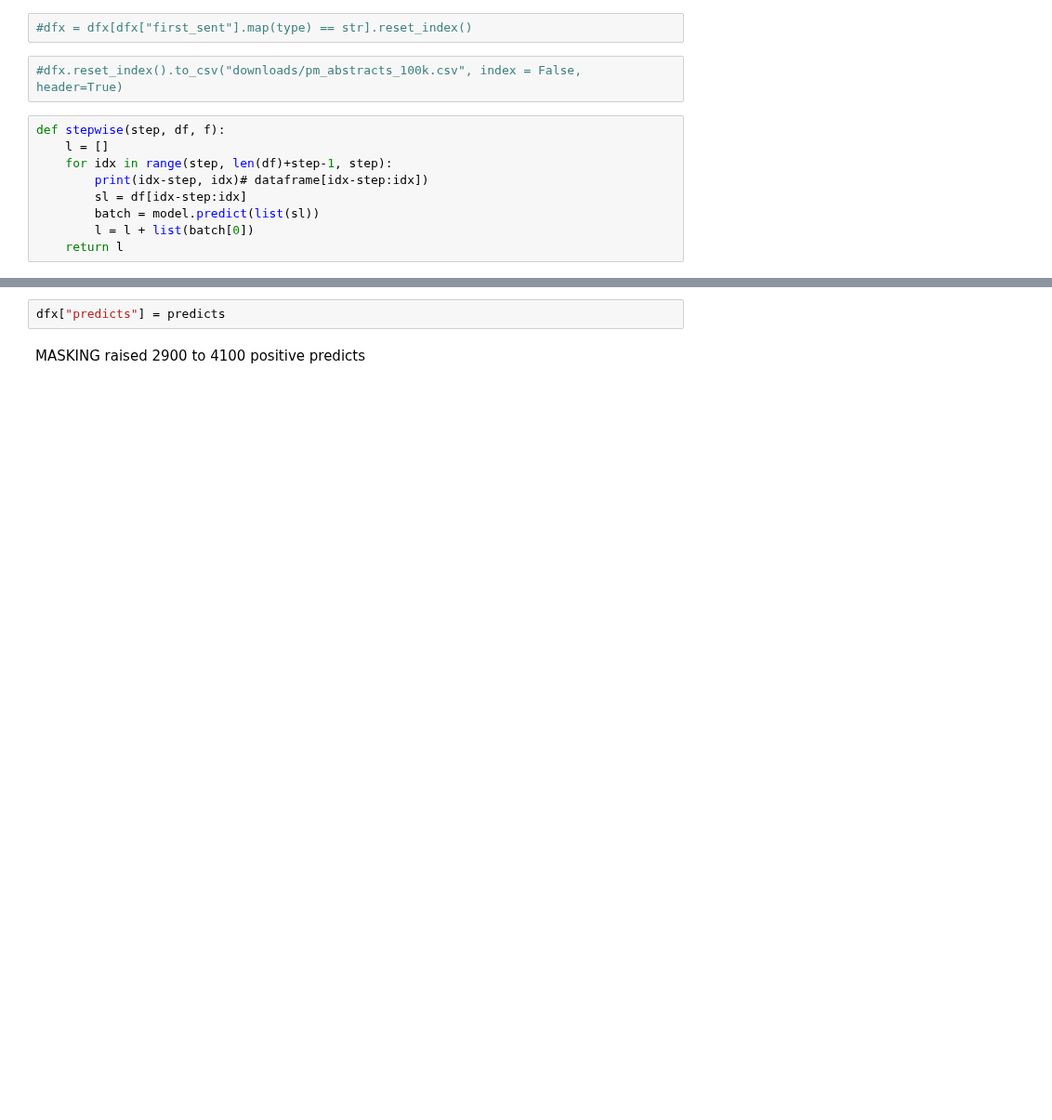
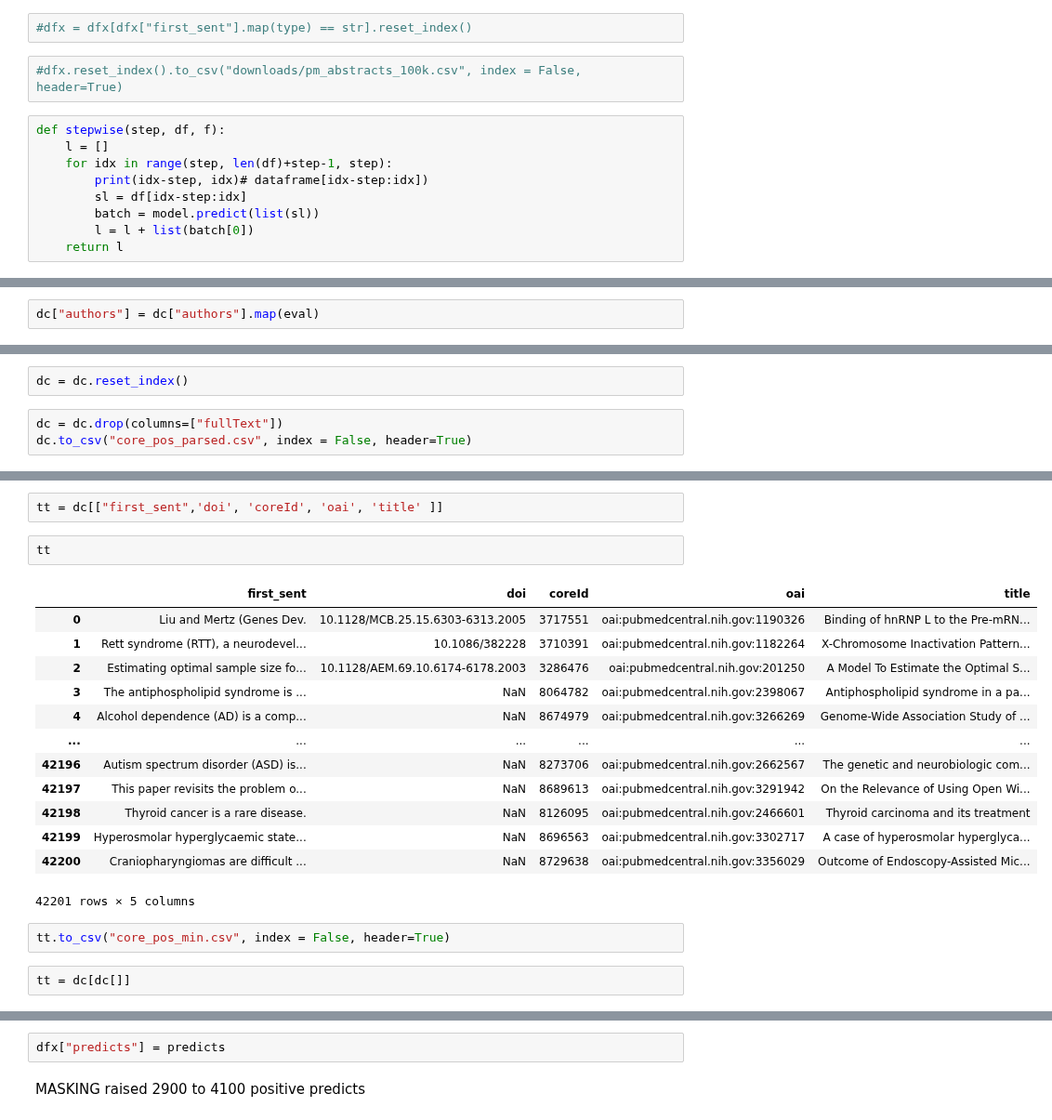
Before and after one commit to ScienceOctopus/octoflow, a Jupyter notebook: 04_sentence_transformers.ipynb, the cells around one changed output, grey strips where cells are left out. Shown at 93% size. Cells and saved outputs as stored; diff of their text form; blank space fills up the shorter version.

Commit message:
core cleaning and selecting

```diff
--- a/04_sentence_transformers.ipynb
+++ b/04_sentence_transformers.ipynb
@@ -117,0 +178,2 @@ INFO:simpletransformers.classification.classification_model: 4000 features creat
+# %%
+dc["authors"] = dc["authors"].map(eval)
@@ -117,0 +186,5 @@ INFO:simpletransformers.classification.classification_model: 4000 features creat
+# %%
+dc = dc.reset_index()
+# %%
+dc = dc.drop(columns=["fullText"])
+dc.to_csv("core_pos_parsed.csv", index = False, header=True)
@@ -117,0 +203,22 @@ INFO:simpletransformers.classification.classification_model: 4000 features creat
+# %%
+tt = dc[["first_sent",'doi', 'coreId', 'oai', 'title' ]]
+# %%
+tt
+# %% [output]
+|  | first_sent | doi | coreId | oai | title |
+| 0 | Liu and Mertz (Genes Dev. | 10.1128/MCB.25.15.6303-6313.2005 | 3717551 | oai:pubmedcentral.nih.gov:1190326 | Binding of hnRNP L to the Pre-mRN... |
+| 1 | Rett syndrome (RTT), a neurodevel... | 10.1086/382228 | 3710391 | oai:pubmedcentral.nih.gov:1182264 | X-Chromosome Inactivation Pattern... |
+| 2 | Estimating optimal sample size fo... | 10.1128/AEM.69.10.6174-6178.2003 | 3286476 | oai:pubmedcentral.nih.gov:201250 | A Model To Estimate the Optimal S... |
+| 3 | The antiphospholipid syndrome is ... | NaN | 8064782 | oai:pubmedcentral.nih.gov:2398067 | Antiphospholipid syndrome in a pa... |
+| 4 | Alcohol dependence (AD) is a comp... | NaN | 8674979 | oai:pubmedcentral.nih.gov:3266269 | Genome-Wide Association Study of ... |
+| ... | ... | ... | ... | ... | ... |
+| 42196 | Autism spectrum disorder (ASD) is... | NaN | 8273706 | oai:pubmedcentral.nih.gov:2662567 | The genetic and neurobiologic com... |
+| 42197 | This paper revisits the problem o... | NaN | 8689613 | oai:pubmedcentral.nih.gov:3291942 | On the Relevance of Using Open Wi... |
+| 42198 | Thyroid cancer is a rare disease. | NaN | 8126095 | oai:pubmedcentral.nih.gov:2466601 | Thyroid carcinoma and its treatment |
+| 42199 | Hyperosmolar hyperglycaemic state... | NaN | 8696563 | oai:pubmedcentral.nih.gov:3302717 | A case of hyperosmolar hyperglyca... |
+| 42200 | Craniopharyngiomas are difficult ... | NaN | 8729638 | oai:pubmedcentral.nih.gov:3356029 | Outcome of Endoscopy-Assisted Mic... |
+42201 rows × 5 columns
+# %%
+tt.to_csv("core_pos_min.csv", index = False, header=True)
+# %%
+tt = dc[dc[]]
```
Also changed, not shown: parts of 25 cells of this notebook, 3 other files.
